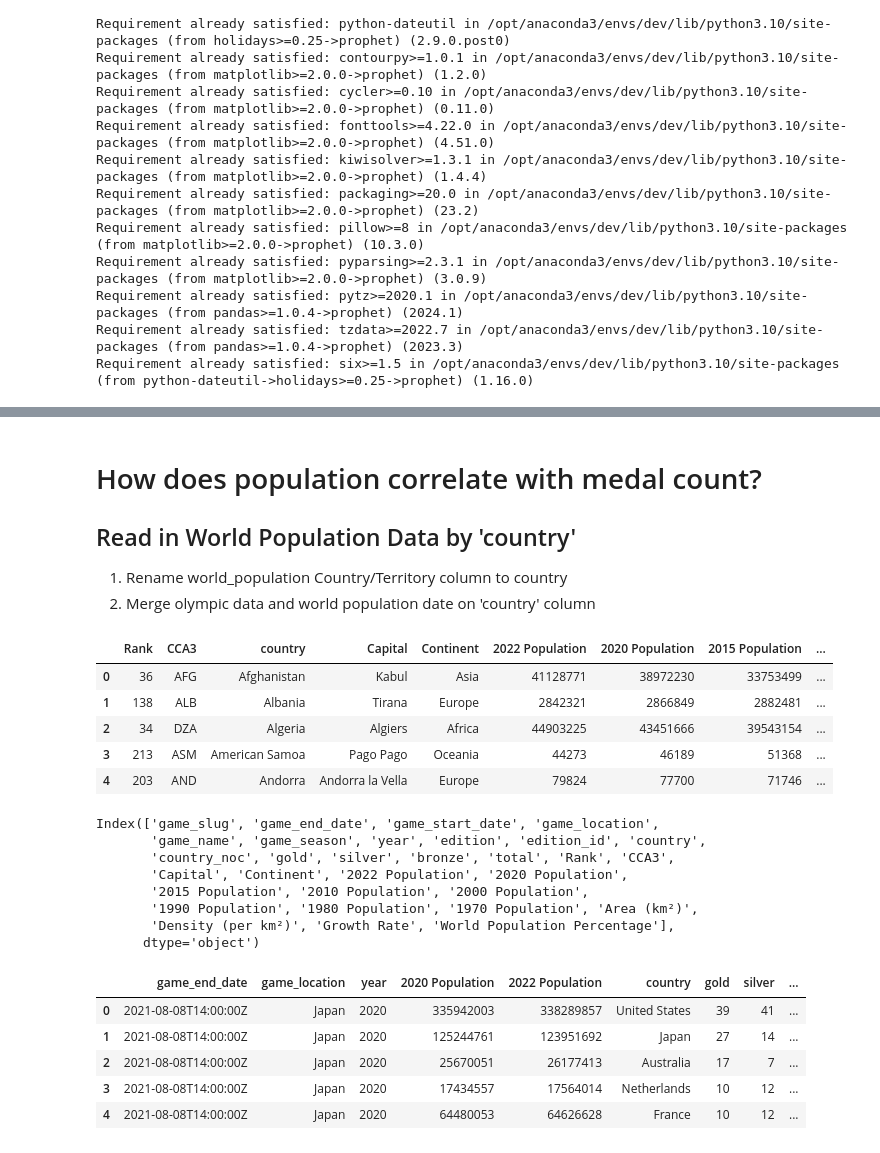
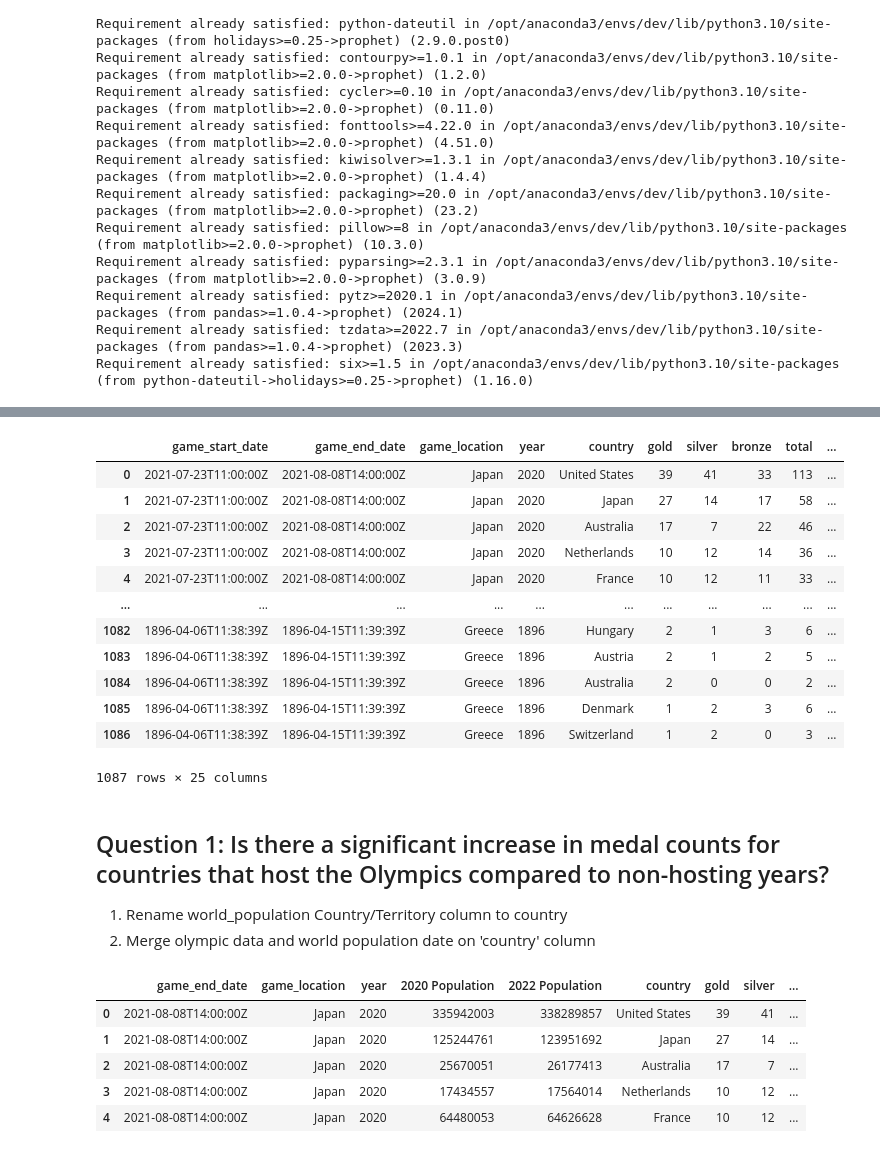
Before and after one commit to ncmoliver/olympic_analysis, a Jupyter notebook: olympic_analysis.ipynb, the cells around one changed output, grey strips where cells are left out. Drawn from its saved outputs; the diff is of its cells as text; code cells hidden in the pictures.

```diff
--- a/olympic_analysis.ipynb
+++ b/olympic_analysis.ipynb
@@ -117,0 +133,12 @@ weekday_outcomes.plot()
+# %%
+# Rename Country/Territory column to country to merge DF
+world_population_data = world_population_data.rename(columns={'Country/Territory':'country'})
+# Pull out relevant columns from world_population.csv
+world_population_data = world_population_data[['country', 'Continent', '2022 Population',
+       '2020 Population', '2015 Population', '2010 Population',
+       '2000 Population', '1990 Population', '1980 Population',
+       '1970 Population']]
+# %%
+# Merge world population with olympic_df on country
+olympic_df = pd.merge(olympic_df, world_population_data, on='country', how='inner')
+olympic_df.columns
@@ -117,0 +154,2 @@ weekday_outcomes.plot()
+# %%
+gdp_data = gdp_data.rename(columns={'Country Name' : 'country'})
@@ -118,33 +168,30 @@ weekday_outcomes.plot()
+# %%
+# Cut down GDP columns to relevant columns for analysis
+gdp_data = gdp_data[['country', '1970', '1980', '1990', '2000', '2010', '2015', '2020']]
+
+# Merge GDP columns to olympic_df on country
+
+data = pd.merge(olympic_df, gdp_data, on='country', how='inner')
+data
+# %% [output]
+|  | game_start_date | game_end_date | game_location | year | country | gold | silver | bronze | total | ... |
+| 0 | 2021-07-23T11:00:00Z | 2021-08-08T14:00:00Z | Japan | 2020 | United States | 39 | 41 | 33 | 113 | ... |
+| 1 | 2021-07-23T11:00:00Z | 2021-08-08T14:00:00Z | Japan | 2020 | Japan | 27 | 14 | 17 | 58 | ... |
+| 2 | 2021-07-23T11:00:00Z | 2021-08-08T14:00:00Z | Japan | 2020 | Australia | 17 | 7 | 22 | 46 | ... |
+| 3 | 2021-07-23T11:00:00Z | 2021-08-08T14:00:00Z | Japan | 2020 | Netherlands | 10 | 12 | 14 | 36 | ... |
+| 4 | 2021-07-23T11:00:00Z | 2021-08-08T14:00:00Z | Japan | 2020 | France | 10 | 12 | 11 | 33 | ... |
+| ... | ... | ... | ... | ... | ... | ... | ... | ... | ... | ... |
+| 1082 | 1896-04-06T11:38:39Z | 1896-04-15T11:39:39Z | Greece | 1896 | Hungary | 2 | 1 | 3 | 6 | ... |
+| 1083 | 1896-04-06T11:38:39Z | 1896-04-15T11:39:39Z | Greece | 1896 | Austria | 2 | 1 | 2 | 5 | ... |
+| 1084 | 1896-04-06T11:38:39Z | 1896-04-15T11:39:39Z | Greece | 1896 | Australia | 2 | 0 | 0 | 2 | ... |
+| 1085 | 1896-04-06T11:38:39Z | 1896-04-15T11:39:39Z | Greece | 1896 | Denmark | 1 | 2 | 3 | 6 | ... |
+| 1086 | 1896-04-06T11:38:39Z | 1896-04-15T11:39:39Z | Greece | 1896 | Switzerland | 1 | 2 | 0 | 3 | ... |
+1087 rows × 25 columns
 # %% [markdown]
-# How does population correlate with medal count?
-## Read in World Population Data by 'country'
+## Question 1: Is there a significant increase in medal counts for countries that host the Olympics compared to non-hosting years?
 
 1. Rename world_population Country/Territory column to country
 2. Merge olympic data and world population date on 'country' column
-# %%
-# Rename the Country/Territory column to country
-world_population = world_population.rename(columns={'Country/Territory' : 'country'})
-world_population.head()
-# %% [output]
-|  | Rank | CCA3 | country | Capital | Continent | 2022 Population | 2020 Population | 2015 Population | ... |
-| 0 | 36 | AFG | Afghanistan | Kabul | Asia | 41128771 | 38972230 | 33753499 | ... |
-| 1 | 138 | ALB | Albania | Tirana | Europe | 2842321 | 2866849 | 2882481 | ... |
-| 2 | 34 | DZA | Algeria | Algiers | Africa | 44903225 | 43451666 | 39543154 | ... |
-| 3 | 213 | ASM | American Samoa | Pago Pago | Oceania | 44273 | 46189 | 51368 | ... |
-| 4 | 203 | AND | Andorra | Andorra la Vella | Europe | 79824 | 77700 | 71746 | ... |
-# %%
-# Merge the world_population dataframe to the olympic_df, on 'country', inner join
-olympic_df = pd.merge(olympic_df, world_population, on='country', how='inner')
-olympic_df.columns
-# %% [output]
-Index(['game_slug', 'game_end_date', 'game_start_date', 'game_location',
-       'game_name', 'game_season', 'year', 'edition', 'edition_id', 'country',
-       'country_noc', 'gold', 'silver', 'bronze', 'total', 'Rank', 'CCA3',
-       'Capital', 'Continent', '2022 Population', '2020 Population',
-       '2015 Population', '2010 Population', '2000 Population',
-       '1990 Population', '1980 Population', '1970 Population', 'Area (km²)',
-       'Density (per km²)', 'Growth Rate', 'World Population Percentage'],
-      dtype='object')
 # %%
 # Pull relevant 2020 and 2022 population columns for analysis
 population_df = olympic_df[['game_end_date', 'game_location', 'year', '2020 Population', '2022 Population','country', 'gold', 'silver', 'bronze', 'total' ]]
```
Also changed, not shown: parts of 20 cells of this notebook.
